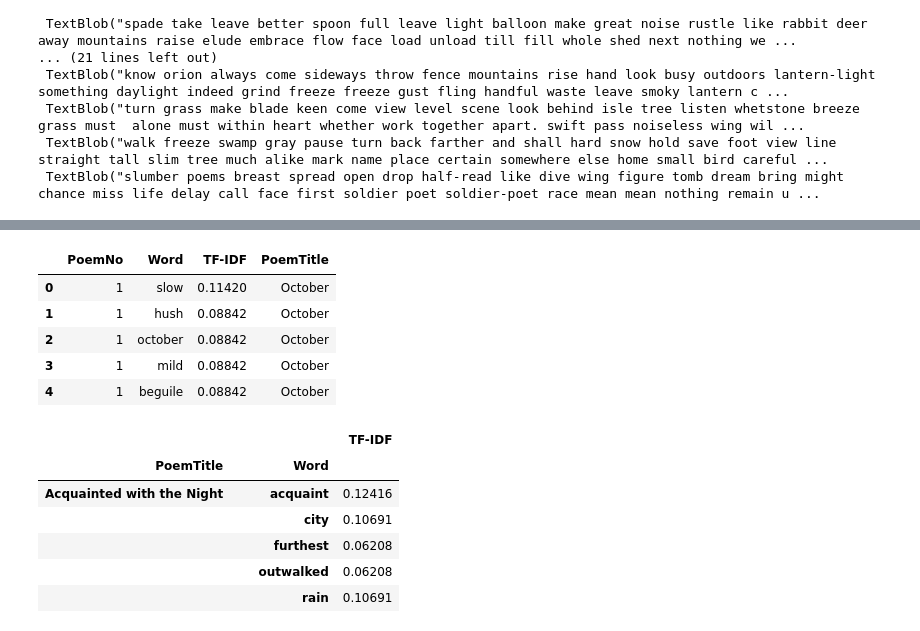
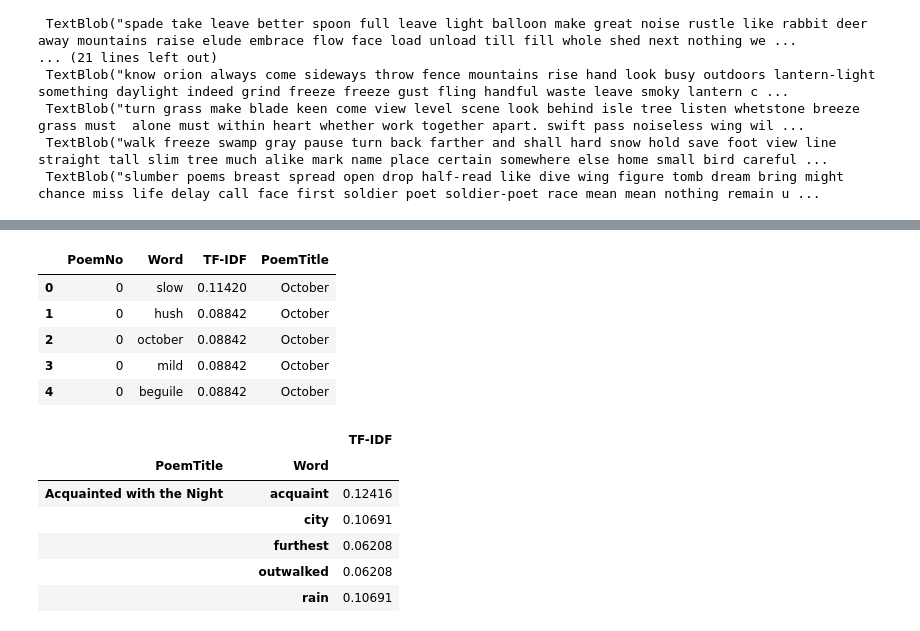
Before and after one commit to rochiecuevas/poetry, a Jupyter notebook: Frost_NLP.ipynb, the cells around one changed output, grey strips where cells are left out. Saved outputs shown, nothing was run; the diff lists cells and outputs as text; code cells hidden in the pictures.

```diff
--- a/Frost_NLP.ipynb
+++ b/Frost_NLP.ipynb
@@ -26,7 +26,7 @@ df.head()
 | 4 | 4 | Birches | https://www.poetryfoundation.org/... | When I see birches bend to left a... |
 # %%
 # Choose the relevant columns
-df1 = df[["title", "lines"]]
+df1 = df[["index", "title", "lines"]]
 # %%
 # Put all letters in lower case
 df1["lines"] = df1["lines"].str.lower()
@@ -245,4 +242,4 @@ for i, poem in enumerate(poemlist2):
     sorted_words = sorted(scores.items(), key = lambda x: x[1], reverse = True)
 
     for word, score in sorted_words[:5]:
-        impt_words.append((i + 1, word, round(score, 5)))
+        impt_words.append((i, word, round(score, 5)))
@@ -249,24 +295,21 @@ for i, poem in enumerate(poemlist2):
 # %%
-# Create a dataframe of important words per poem
-df2 = pd.DataFrame(impt_words, columns = ["PoemNo", "Word", "TF-IDF"])
-
 # Add titles for each poem in df2
 titles = []
 for i in range(0, len(df)):
     for p in df2.PoemNo:
-        if i == p - 1:
+        if i == p:
             title = df["title"][i]
             titles.append(title)
 
 df2["PoemTitle"] = titles
 
-# Remove
+# Preview
 df2.head()
 # %% [output]
 |  | PoemNo | Word | TF-IDF | PoemTitle |
-| 0 | 1 | slow | 0.11420 | October |
-| 1 | 1 | hush | 0.08842 | October |
-| 2 | 1 | october | 0.08842 | October |
-| 3 | 1 | mild | 0.08842 | October |
-| 4 | 1 | beguile | 0.08842 | October |
+| 0 | 0 | slow | 0.11420 | October |
+| 1 | 0 | hush | 0.08842 | October |
+| 2 | 0 | october | 0.08842 | October |
+| 3 | 0 | mild | 0.08842 | October |
+| 4 | 0 | beguile | 0.08842 | October |
 # %%
```
Also changed, not shown: parts of 25 cells of this notebook.
